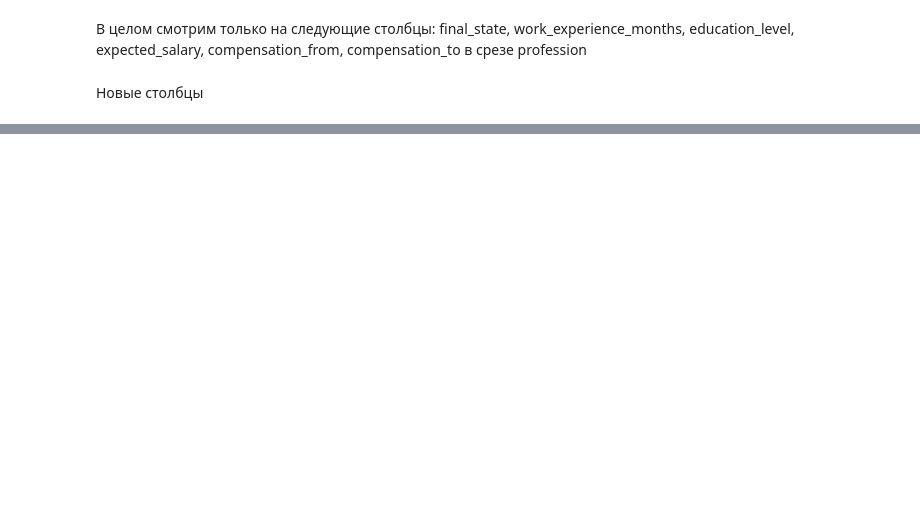
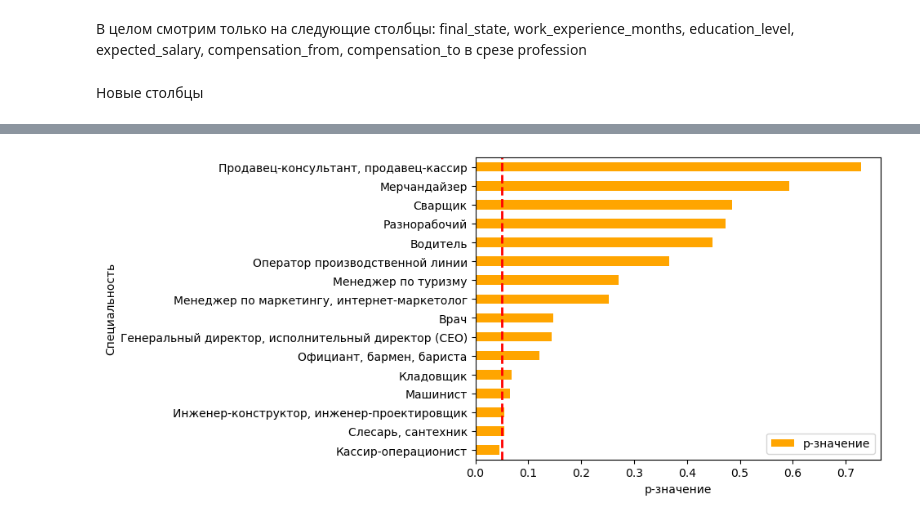
Before and after one commit to Arseniysafonov1/dano, a Jupyter notebook: Pred.ipynb, the cells around one changed output, grey strips where cells are left out. Cells and saved outputs as stored; diff of their text form; code cells hidden in the pictures; blank space fills up the shorter version.

```diff
--- a/Pred.ipynb
+++ b/Pred.ipynb
@@ -138,13 +150,3 @@ def show_cat(cat, print_sum=False):
     return float(ans)
     # print(model_1.normalized_cov_params)
     # return model_1.pvalues['delta_salary'], model_1.normalized_cov_params['delta_salary']
-# %%
-res = pd.DataFrame({}, columns=['profession', 'p-value', 'mean_salary', 'df_counts', 'ok'])
-for i in df.profession.unique():
-    t = show_cat([i])
-    if t > 0.05:
-        res=res.append({'profession':i, 'p-value':t,
-                   'mean_salary':d[i], 'df_counts':(df.profession==i).sum(),
-                       'ok':(t>0.05)}, ignore_index=True)
-res.columns = ['Специальность', 'p-значение', 'Средняя зп для специальности', 'Количество наблюдений', 'Значимость']
-res
@@ -190,0 +196,9 @@ len(df), df.resume_id.nunique(), df.vacancy_id.nunique()
+# %%
+res = pd.DataFrame({}, columns=['profession', 'p-value', 'df_counts', 'ok'])
+for i in df.occupation.unique():
+    t = show_cat_1(df[df.occupation==i])
+    if True:
+        res=res.append({'profession':i, 'p-value':t, 'df_counts':(df.occupation==i).sum(),
+                       'ok':"YES" if t<0.05 else "No"}, ignore_index=True)
+res.columns = ['Сфера деятельности', 'p-значение', 'Количество наблюдений', 'Значимость отклонения']
+res
@@ -190,0 +215,10 @@ len(df), df.resume_id.nunique(), df.vacancy_id.nunique()
+# %%
+res = pd.DataFrame({}, columns=['profession', 'p-value', 'mean_salary', 'df_counts', 'ok'])
+for i in df.profession.unique():
+    t = show_cat([i])
+    if True:
+        res=res.append({'profession':i, 'p-value':t,
+                   'mean_salary':d[i], 'df_counts':(df.profession==i).sum(),
+                       'ok':"No" if (t>0.05) else "YES"}, ignore_index=True)
+res.columns = ['Специальность', 'p-значение', 'Средняя зп для специальности', 'Количество наблюдений', 'Значимость отклонения']
+res
@@ -190,0 +239,10 @@ len(df), df.resume_id.nunique(), df.vacancy_id.nunique()
+# %%
+t = res[res['p-значение']>0.04]
+t = t.sort_values('p-значение')
+ax=t[['Специальность', 'p-значение']].plot(kind='barh', x='Специальность',ylabel='Специальность',
+                                                                     xlabel = 'p-значение',color = 'orange')
+ax.axvline(0.05, color='red', linestyle='dashed', linewidth=2)
+
+plt.savefig('img/ochen_krutoi_graphik', bbox_inches='tight')
+# %% [output]
+[figure, added]
```
Also changed, not shown: parts of 35 cells of this notebook.
